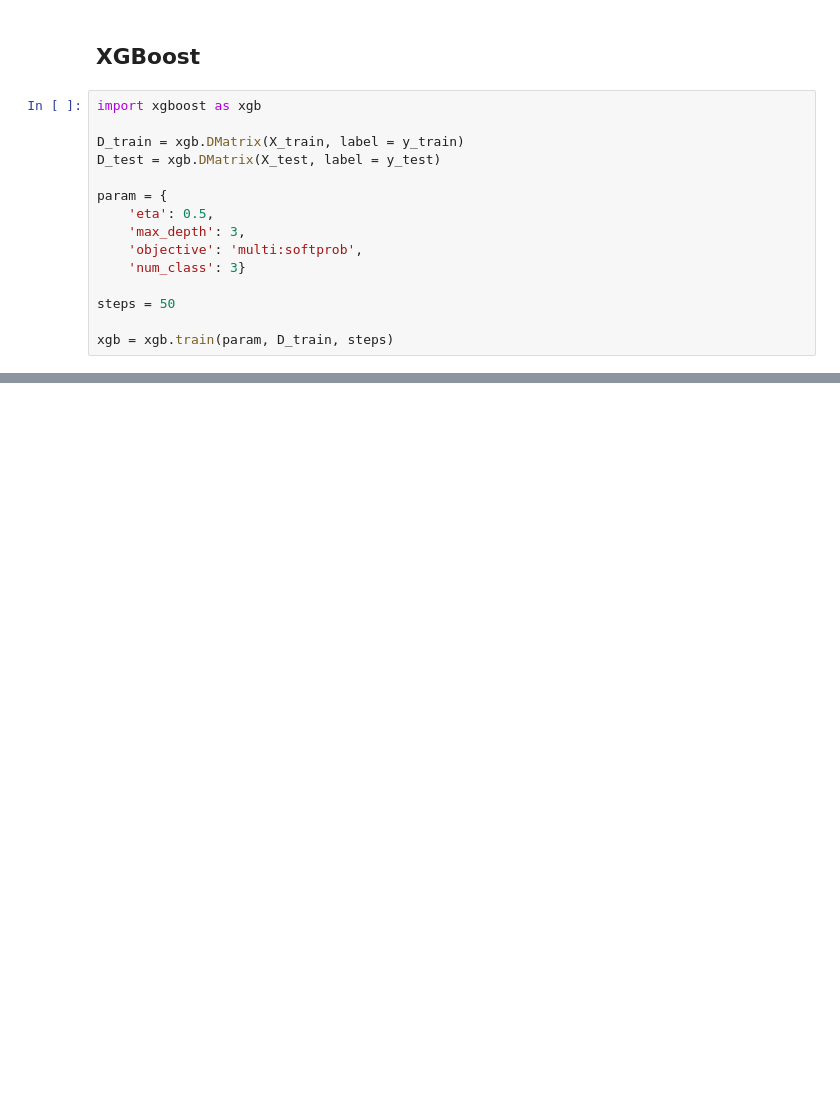
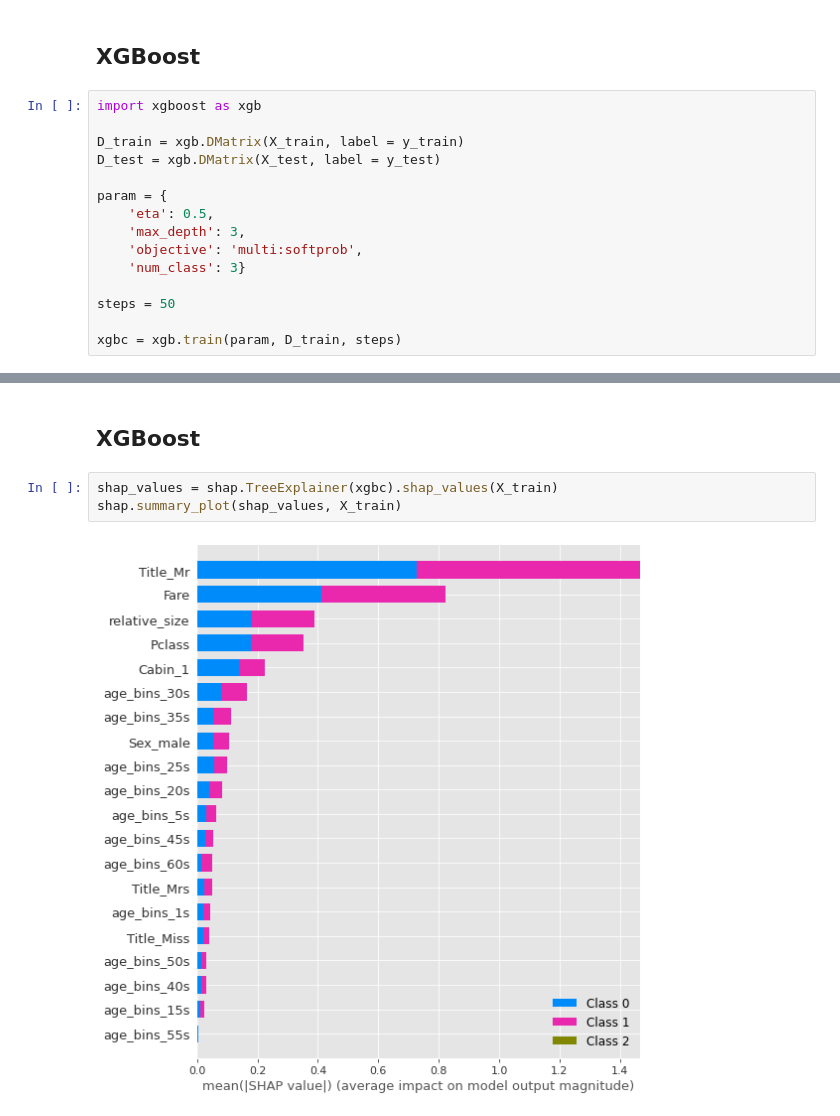
Before and after one commit to vkoli/cs675-titanic-project, a Jupyter notebook: CS675_Final_Project_Titantic.ipynb, the cells around one changed output, grey strips where cells are left out. Drawn from its saved outputs; the diff is of its cells as text; blank space fills up the shorter version.

```diff
--- a/CS675_Final_Project_Titantic.ipynb
+++ b/CS675_Final_Project_Titantic.ipynb
@@ -372,5 +372,5 @@ param = {
 
 steps = 50
 
-xgb = xgb.train(param, D_train, steps)
+xgbc = xgb.train(param, D_train, steps)
 # %% [output]
@@ -392,0 +411,7 @@ Accuracy: 88.39%
+# %% [markdown]
+## XGBoost
+# %%
+shap_values = shap.TreeExplainer(xgbc).shap_values(X_train)
+shap.summary_plot(shap_values, X_train)
+# %% [output]
+[figure, added]
```
Also changed, not shown: parts of 11 cells of this notebook.
